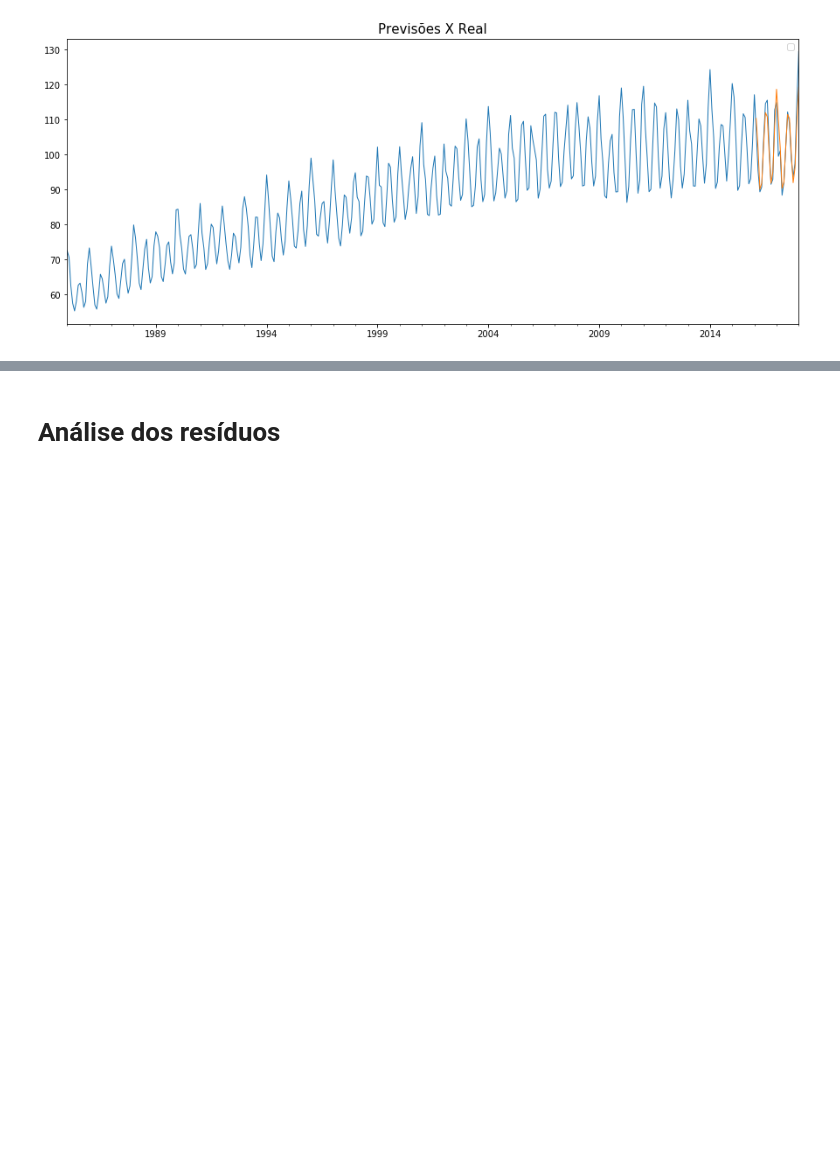
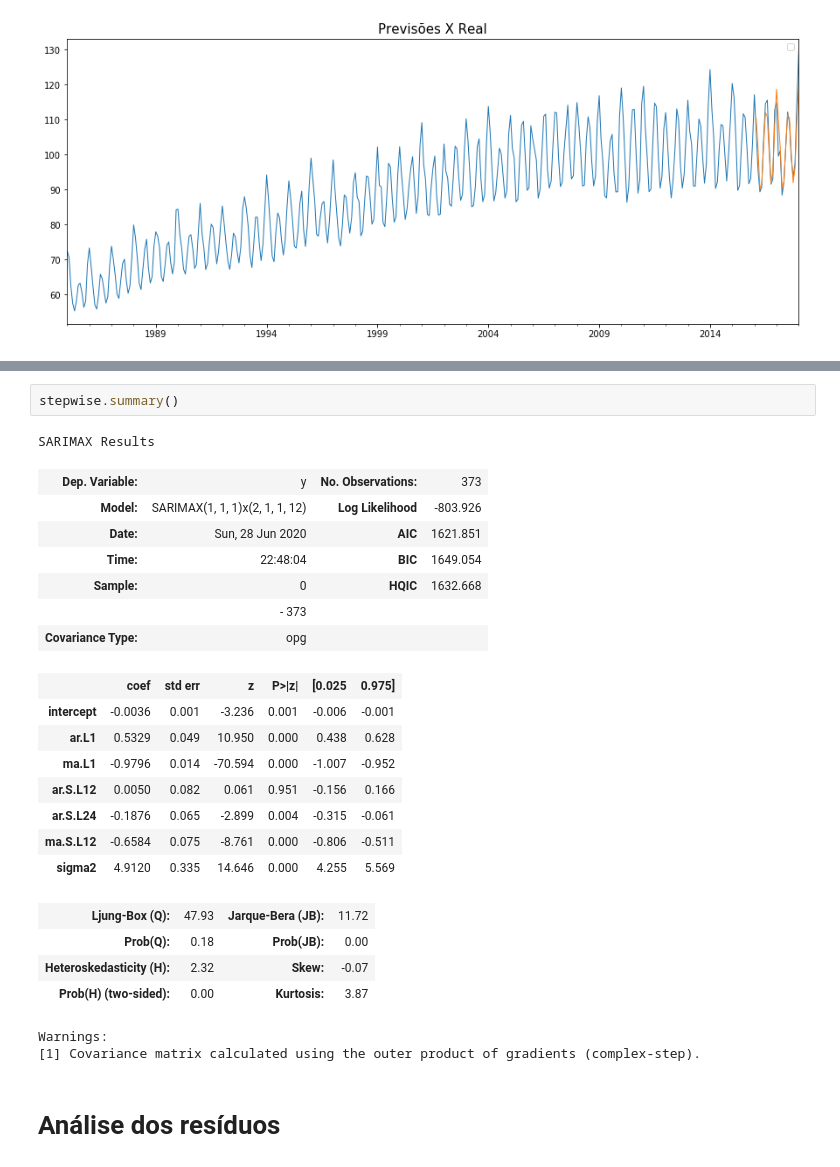
Before and after one commit to IvanildoBatista/Series-Temporais, a Jupyter notebook: Série Temporais com PMDARIMA.ipynb, the cells around one changed output, grey strips where cells are left out. Drawn from its saved outputs; the diff is of its cells as text; blank space fills up the shorter version.

```diff
--- a/Série Temporais com PMDARIMA.ipynb
+++ b/Série Temporais com PMDARIMA.ipynb
@@ -232,3 +238,28 @@ plt.show();
+# %%
+stepwise.summary()
+# %% [output]
+SARIMAX Results
+| Dep. Variable: | y | No. Observations: | 373 |
+| Model: | SARIMAX(1, 1, 1)x(2, 1, 1, 12) | Log Likelihood | -803.926 |
+| Date: | Sun, 28 Jun 2020 | AIC | 1621.851 |
+| Time: | 22:48:04 | BIC | 1649.054 |
+| Sample: | 0 | HQIC | 1632.668 |
+|  | - 373 |  |  |
+| Covariance Type: | opg |  |  |
+|  | coef | std err | z | P>|z| | [0.025 | 0.975] |
+| intercept | -0.0036 | 0.001 | -3.236 | 0.001 | -0.006 | -0.001 |
+| ar.L1 | 0.5329 | 0.049 | 10.950 | 0.000 | 0.438 | 0.628 |
+| ma.L1 | -0.9796 | 0.014 | -70.594 | 0.000 | -1.007 | -0.952 |
+| ar.S.L12 | 0.0050 | 0.082 | 0.061 | 0.951 | -0.156 | 0.166 |
+| ar.S.L24 | -0.1876 | 0.065 | -2.899 | 0.004 | -0.315 | -0.061 |
+| ma.S.L12 | -0.6584 | 0.075 | -8.761 | 0.000 | -0.806 | -0.511 |
+| sigma2 | 4.9120 | 0.335 | 14.646 | 0.000 | 4.255 | 5.569 |
+| Ljung-Box (Q): | 47.93 | Jarque-Bera (JB): | 11.72 |
+| Prob(Q): | 0.18 | Prob(JB): | 0.00 |
+| Heteroskedasticity (H): | 2.32 | Skew: | -0.07 |
+| Prob(H) (two-sided): | 0.00 | Kurtosis: | 3.87 |
+Warnings:
+[1] Covariance matrix calculated using the outer product of gradients (complex-step).
 # %% [markdown]
 # Análise dos resíduos
 # %%
```
Also changed, not shown: parts of 1 cell of this notebook.
